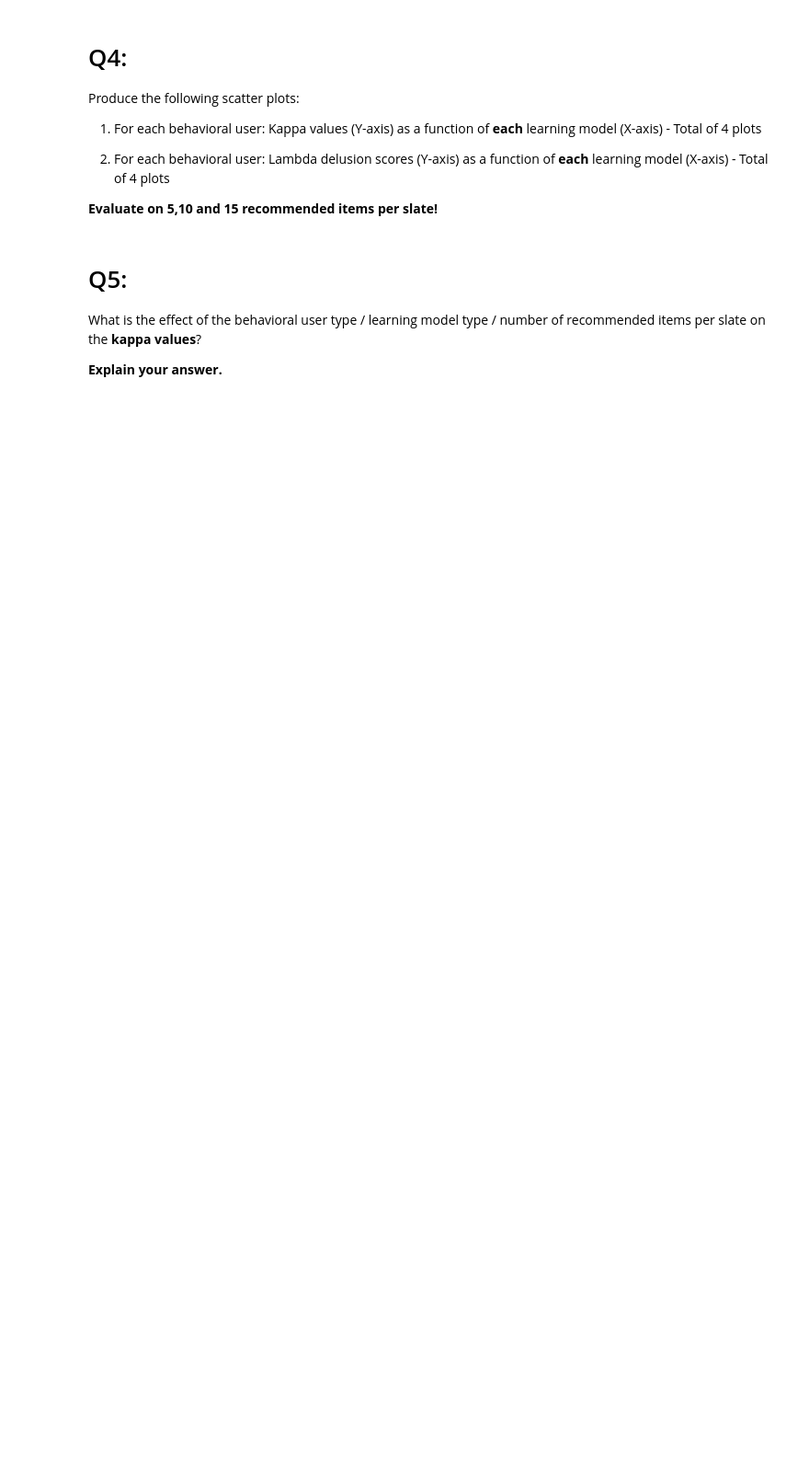
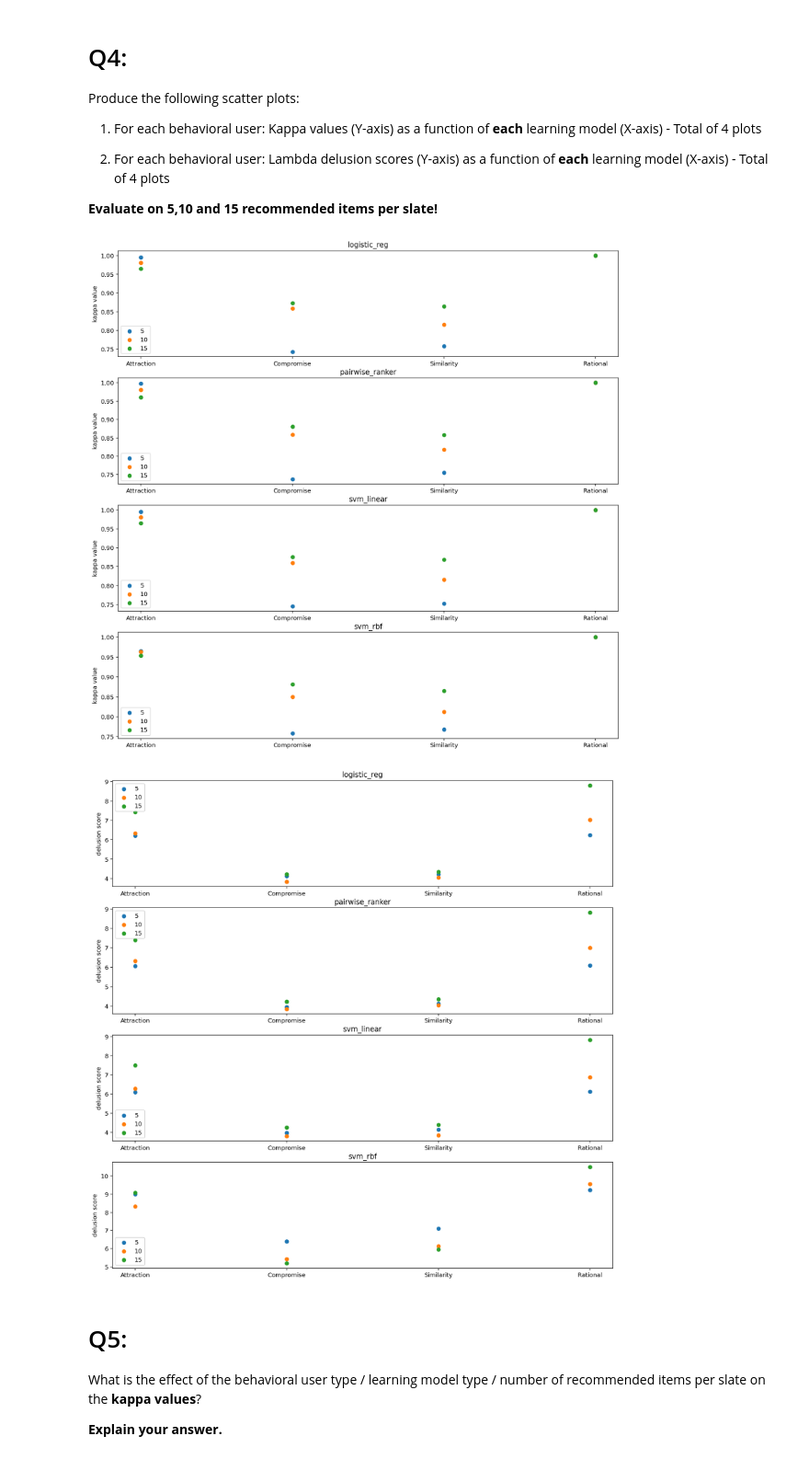
Before and after one commit to dorin133/MLHB_final_project, a Jupyter notebook: project.ipynb, the cells around one changed output. Shown at 92% size. Drawn from its saved outputs; the diff is of its cells as text; code cells hidden in the pictures; blank space fills up the shorter version.

```diff
--- a/project.ipynb
+++ b/project.ipynb
@@ -872,9 +873,9 @@ complete the code below using the **recommend_items_wraper** function defined ab
 
 ** recommend 5 items per slate!
 # %%
-def generate_recommendations(num_items_to_recommend, learning_models):
+def generate_recommendations(num_items_to_recommend, learning_models, env):
 
-  env = TrainContextChoiceEnvironment()
+
 
   user_types = env.user_models.keys() # ['Rational', 'Compromise', 'Similarity', 'Attraction']
 
@@ -899,5 +900,5 @@ def generate_recommendations(num_items_to_recommend, learning_models):
 num_items_to_recommend = 5
 learning_models = {'logistic_reg': LogisticRegression(), 'pairwise_ranker': MyRanker(),
                    'svm_linear': OneVsRestClassifier(SVC(kernel='linear', probability=True)), 'svm_rbf': OneVsRestClassifier(SVC(kernel='rbf', gamma=0.5, C=0.5, probability=True))}
-recommendations_features_all_models = generate_recommendations(num_items_to_recommend, learning_models)
+recommendations_features_all_models = generate_recommendations(num_items_to_recommend, learning_models, env)
 recommendations_features_all_models
@@ -985,7 +1004,8 @@ Run the following code to output the KAPPA and LAMBDA (delusion score) per learn
 learning_models = {'logistic_reg': LogisticRegression(), 'pairwise_ranker': MyRanker(),
                 'svm_linear': OneVsRestClassifier(SVC(kernel='linear', probability=True)), 'svm_rbf': OneVsRestClassifier(SVC(kernel='rbf', gamma=0.5, C=0.5, probability=True))}
 num_items_to_recommend = 5
-recommendations_features_all_models = generate_recommendations(num_items_to_recommend, learning_models)
+
+recommendations_features_all_models = generate_recommendations(num_items_to_recommend, learning_models, env)
 
 for model_name in list(learning_models.keys()):
     for user_model_name in env.user_models.keys():
@@ -1020,49 +1058,52 @@ def scatter_q4_1(num_items_to_recommend_options):
   x = list(list(env.user_models.keys()))
   y = []
   for j in num_items_to_recommend_options:
-    recommendations_features_all_models = generate_recommendations(num_items_to_recommend = j, learning_models = learning_models)
+    recommendations_features_all_models = generate_recommendations(num_items_to_recommend = j, learning_models = learning_models, env=env)
     for i, model_name in enumerate(list(learning_models.keys())):
       for user_model_name in env.user_models.keys():
 
         kappa_value_curr = kappa_eval_IIA(recommendations_features=recommendations_features_all_models[model_name][user_model_name],
-                                      num_rec_items=num_items_to_recom, user_model=env.user_models[user_model_name])
+                                      num_rec_items=j, user_model=env.user_models[user_model_name])
         y.append(kappa_value_curr)
 
       axes[i].scatter(x,y)
       axes[i].set_title(model_name)
-      axes[i].set_ylabel("delusion score")
+      axes[i].set_ylabel("kappa value")
       axes[i].legend(num_items_to_recommend_options)
       y = []
   ###########################################
   plt.show()
 
 
 def scatter_q4_2(num_items_to_recommend_options):
   fig, axes = plt.subplots(nrows = len(env.user_models), figsize=(15, 15))
   ### TODO: complete the code as described in Q4.2 ###
   x = list(list(env.user_models.keys()))
   y = []
   for j in num_items_to_recommend_options:
-    recommendations_features_all_models = generate_recommendations(num_items_to_recommend = j, learning_models = learning_models)
+    recommendations_features_all_models = generate_recommendations(num_items_to_recommend = j, learning_models = learning_models, env = env)
     for i, model_name in enumerate(list(learning_models.keys())):
       for user_model_name in env.user_models.keys():
 
         lambda_delusion_score_curr_avg = delusion_score(recommendations_features=recommendations_features_all_models[model_name][user_model_name],
-                                        num_rec_items=num_items_to_recom, user_model=env.user_models[user_model_name], rational_user = env.user_models["Rational"])
+                                        num_rec_items=j, user_model=env.user_models[user_model_name], rational_user = env.user_models["Rational"])
         y.append(lambda_delusion_score_curr_avg)
 
       axes[i].scatter(x,y)
       axes[i].set_title(model_name)
       axes[i].set_ylabel("delusion score")
       axes[i].legend(num_items_to_recommend_options)
       y = []
   ###########################################
   plt.show()
 
 
 num_items_to_recommend_options = [5, 10, 15]
 scatter_q4_1(num_items_to_recommend_options)
 scatter_q4_2(num_items_to_recommend_options)
+# %% [output]
+[figure, added]
+[figure, added]
 # %% [markdown]
 # Q5:
 
```
Also changed, not shown: parts of 17 cells of this notebook.
